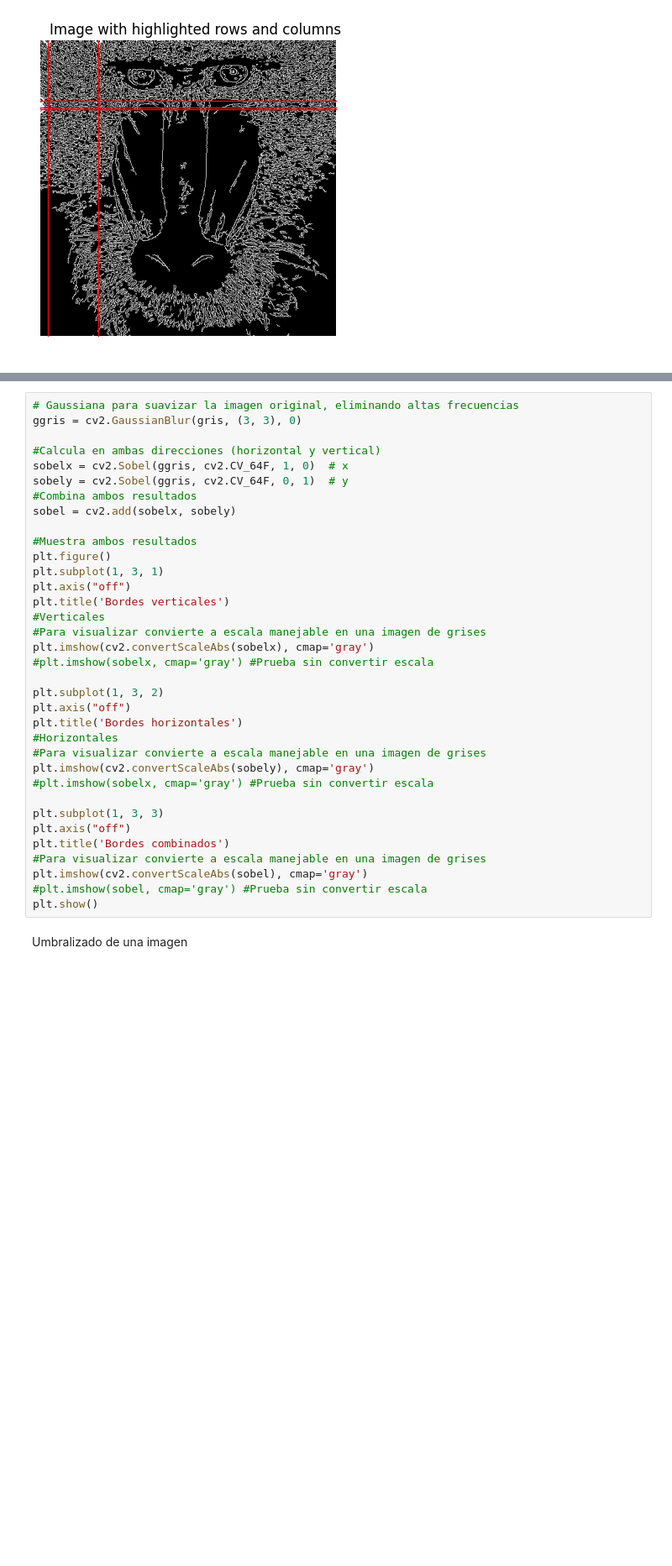
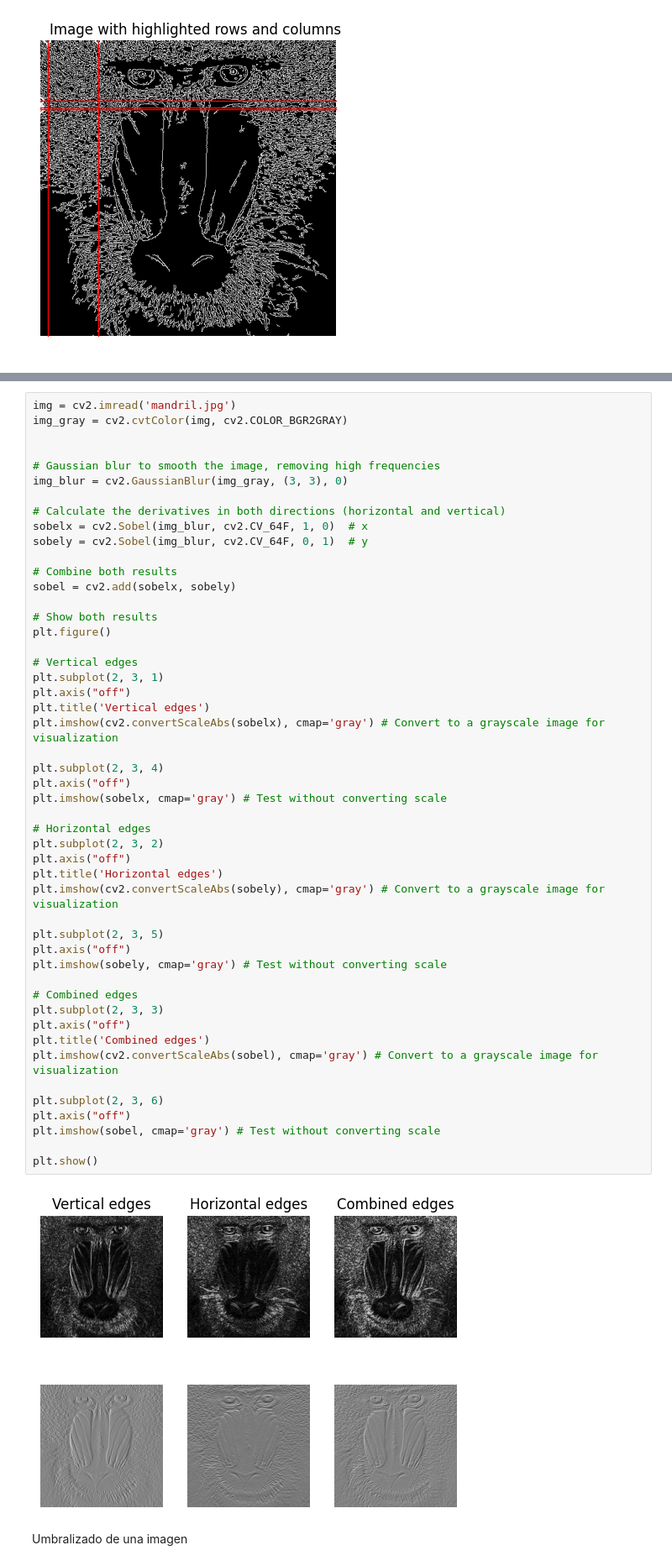
Before and after one commit to gitfrandu4/40982-VC, a Jupyter notebook: P2/VC_P2.ipynb, the cells around one changed output, grey strips where cells are left out. Shown at 84% size. Saved outputs shown, nothing was run; the diff lists cells and outputs as text; blank space fills up the shorter version.

Commit message:
add sobel

```diff
--- a/P2/VC_P2.ipynb
+++ b/P2/VC_P2.ipynb
@@ -205,38 +300,54 @@ Sobel. Cuando hay un borde, el valor de intensidad de los píxeles cercanos camb
 # %%
-# Gaussiana para suavizar la imagen original, eliminando altas frecuencias
-ggris = cv2.GaussianBlur(gris, (3, 3), 0)
+img = cv2.imread('mandril.jpg')
+img_gray = cv2.cvtColor(img, cv2.COLOR_BGR2GRAY)
 
-#Calcula en ambas direcciones (horizontal y vertical)
-sobelx = cv2.Sobel(ggris, cv2.CV_64F, 1, 0)  # x
-sobely = cv2.Sobel(ggris, cv2.CV_64F, 0, 1)  # y
-#Combina ambos resultados
+
+# Gaussian blur to smooth the image, removing high frequencies
+img_blur = cv2.GaussianBlur(img_gray, (3, 3), 0)
+
+# Calculate the derivatives in both directions (horizontal and vertical)
+sobelx = cv2.Sobel(img_blur, cv2.CV_64F, 1, 0)  # x
+sobely = cv2.Sobel(img_blur, cv2.CV_64F, 0, 1)  # y
+
+# Combine both results
 sobel = cv2.add(sobelx, sobely)
 
-#Muestra ambos resultados
+# Show both results
 plt.figure()
-plt.subplot(1, 3, 1)
+
+# Vertical edges
+plt.subplot(2, 3, 1)
 plt.axis("off")
-plt.title('Bordes verticales')
-#Verticales
-#Para visualizar convierte a escala manejable en una imagen de grises
-plt.imshow(cv2.convertScaleAbs(sobelx), cmap='gray')
-#plt.imshow(sobelx, cmap='gray') #Prueba sin convertir escala
+plt.title('Vertical edges')
+plt.imshow(cv2.convertScaleAbs(sobelx), cmap='gray') # Convert to a grayscale image for visualization
 
-plt.subplot(1, 3, 2)
+plt.subplot(2, 3, 4)
 plt.axis("off")
-plt.title('Bordes horizontales')
-#Horizontales
-#Para visualizar convierte a escala manejable en una imagen de grises
-plt.imshow(cv2.convertScaleAbs(sobely), cmap='gray')
-#plt.imshow(sobelx, cmap='gray') #Prueba sin convertir escala
+plt.imshow(sobelx, cmap='gray') # Test without converting scale
 
-plt.subplot(1, 3, 3)
+# Horizontal edges
+plt.subplot(2, 3, 2)
 plt.axis("off")
-plt.title('Bordes combinados')
-#Para visualizar convierte a escala manejable en una imagen de grises
-plt.imshow(cv2.convertScaleAbs(sobel), cmap='gray')
-#plt.imshow(sobel, cmap='gray') #Prueba sin convertir escala
+plt.title('Horizontal edges')
+plt.imshow(cv2.convertScaleAbs(sobely), cmap='gray') # Convert to a grayscale image for visualization
+
+plt.subplot(2, 3, 5)
+plt.axis("off")
+plt.imshow(sobely, cmap='gray') # Test without converting scale
+
+# Combined edges
+plt.subplot(2, 3, 3)
+plt.axis("off")
+plt.title('Combined edges')
+plt.imshow(cv2.convertScaleAbs(sobel), cmap='gray') # Convert to a grayscale image for visualization
+
+plt.subplot(2, 3, 6)
+plt.axis("off")
+plt.imshow(sobel, cmap='gray') # Test without converting scale
+
 plt.show()
+# %% [output]
+[figure, added]
 # %% [markdown]
 Umbralizado de una imagen
 # %%
```
Also changed, not shown: parts of 7 cells of this notebook.
